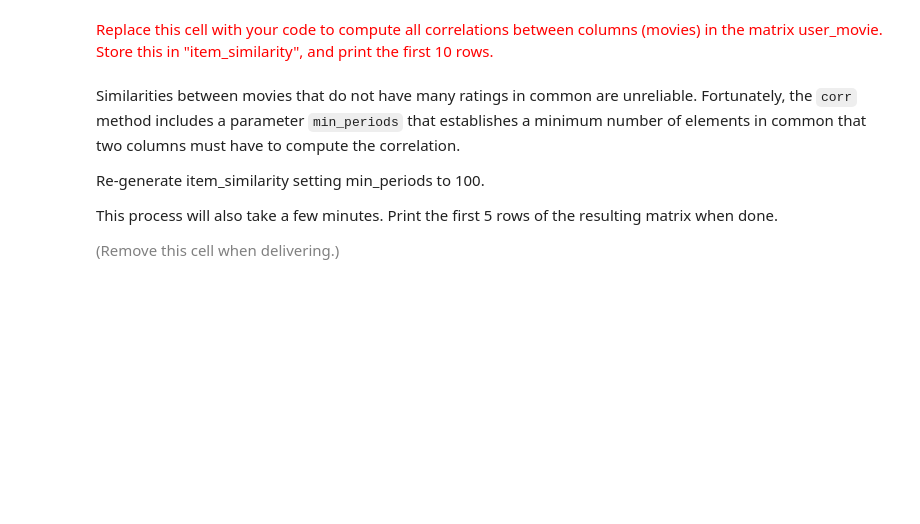
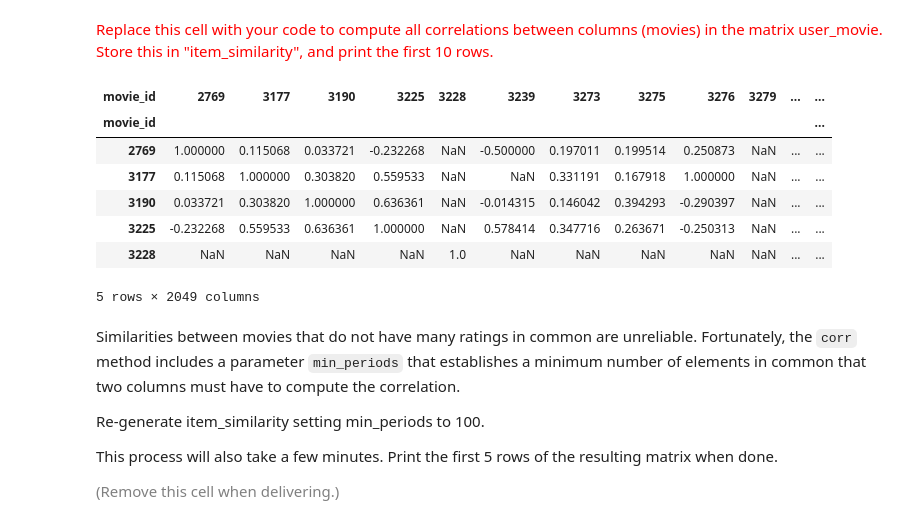
Before and after one commit to LucaFranceschi01/MDM-2024, a Jupyter notebook: ps05-06_rec_systems/ps06_item_based_recsys.ipynb, the cells around one changed output. Cells and saved outputs as stored; diff of their text form; code cells hidden in the pictures; blank space fills up the shorter version.

```diff
--- a/ps05-06_rec_systems/ps06_item_based_recsys.ipynb
+++ b/ps05-06_rec_systems/ps06_item_based_recsys.ipynb
@@ -327,7 +340,9 @@ display(rated_movies.head(5))
 | 3 | 4 | 3827 | 3.0 | Space Cowboys (2000) |
 | 4 | 4 | 4308 | 3.5 | Moulin Rouge (2001) |
 # %%
-user_movie = rated_movies.pivot_table(index='user_id', columns='movie_id', values='rating')
+user_movie = rated_movies.pivot_table(
+    index='user_id', columns='movie_id', values='rating'
+)
 display(user_movie.head(5))
 # %% [output]
 | movie_id | 2769 | 3177 | 3190 | 3225 | 3228 | 3239 | 3273 | 3275 | 3276 | 3279 | ... | ... |
@@ -429,6 +574,18 @@ To compute all correlations between columns in a dataframe, use [corr](https://p
 <font size="-1" color="gray">(Remove this cell when delivering.)</font>
 # %% [markdown]
 <font size="+1" color="red">Replace this cell with your code to compute all correlations between columns (movies) in the matrix user_movie. Store this in "item_similarity", and print the first 10 rows.</font>
+# %%
+item_similarity = user_movie.corr()
+display(item_similarity.head(5))
+# %% [output]
+| movie_id | 2769 | 3177 | 3190 | 3225 | 3228 | 3239 | 3273 | 3275 | 3276 | 3279 | ... | ... |
+| movie_id |  |  |  |  |  |  |  |  |  |  |  | ... |
+| 2769 | 1.000000 | 0.115068 | 0.033721 | -0.232268 | NaN | -0.500000 | 0.197011 | 0.199514 | 0.250873 | NaN | ... | ... |
+| 3177 | 0.115068 | 1.000000 | 0.303820 | 0.559533 | NaN | NaN | 0.331191 | 0.167918 | 1.000000 | NaN | ... | ... |
+| 3190 | 0.033721 | 0.303820 | 1.000000 | 0.636361 | NaN | -0.014315 | 0.146042 | 0.394293 | -0.290397 | NaN | ... | ... |
+| 3225 | -0.232268 | 0.559533 | 0.636361 | 1.000000 | NaN | 0.578414 | 0.347716 | 0.263671 | -0.250313 | NaN | ... | ... |
+| 3228 | NaN | NaN | NaN | NaN | 1.0 | NaN | NaN | NaN | NaN | NaN | ... | ... |
+5 rows × 2049 columns
 # %% [markdown]
 Similarities between movies that do not have many ratings in common are unreliable. Fortunately, the `corr` method includes a parameter `min_periods` that establishes a minimum number of elements in common that two columns must have to compute the correlation.
 
```
Also changed, not shown: parts of 26 cells of this notebook.
